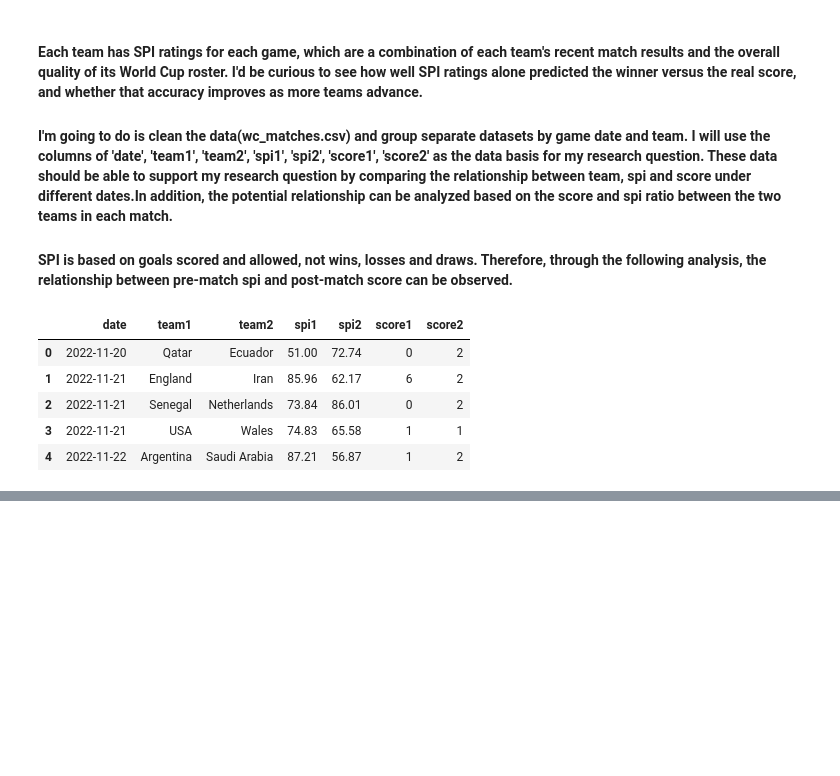
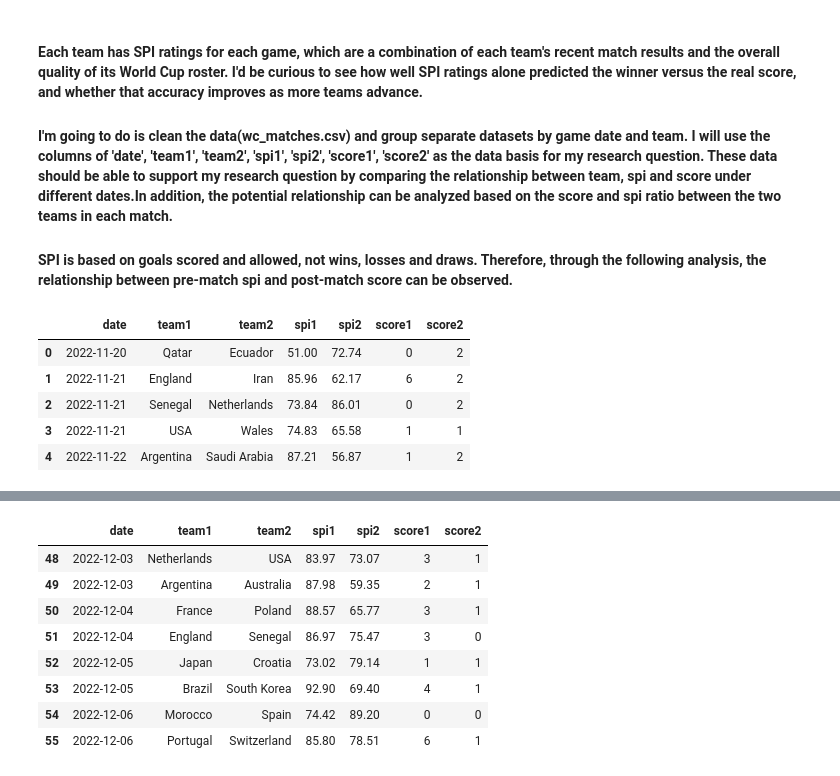
Before and after one commit to ubco-W2022T2-data301/project-group-group41, a Jupyter notebook: analysis/analysis2_Runmeng_Qin.ipynb, the cells around one changed output, grey strips where cells are left out. Cells and saved outputs as stored; diff of their text form; code cells hidden in the pictures; blank space fills up the shorter version.

```diff
--- a/analysis/analysis2_Runmeng_Qin.ipynb
+++ b/analysis/analysis2_Runmeng_Qin.ipynb
@@ -26,0 +78,13 @@ df_use.head()
+# %%
+df_roundOSixteen=df_use[48:56]
+df_roundOSixteen
+# %% [output]
+|  | date | team1 | team2 | spi1 | spi2 | score1 | score2 |
+| 48 | 2022-12-03 | Netherlands | USA | 83.97 | 73.07 | 3 | 1 |
+| 49 | 2022-12-03 | Argentina | Australia | 87.98 | 59.35 | 2 | 1 |
+| 50 | 2022-12-04 | France | Poland | 88.57 | 65.77 | 3 | 1 |
+| 51 | 2022-12-04 | England | Senegal | 86.97 | 75.47 | 3 | 0 |
+| 52 | 2022-12-05 | Japan | Croatia | 73.02 | 79.14 | 1 | 1 |
+| 53 | 2022-12-05 | Brazil | South Korea | 92.90 | 69.40 | 4 | 1 |
+| 54 | 2022-12-06 | Morocco | Spain | 74.42 | 89.20 | 0 | 0 |
+| 55 | 2022-12-06 | Portugal | Switzerland | 85.80 | 78.51 | 6 | 1 |
```
Also changed, not shown: parts of 25 cells of this notebook, 1 other file.
